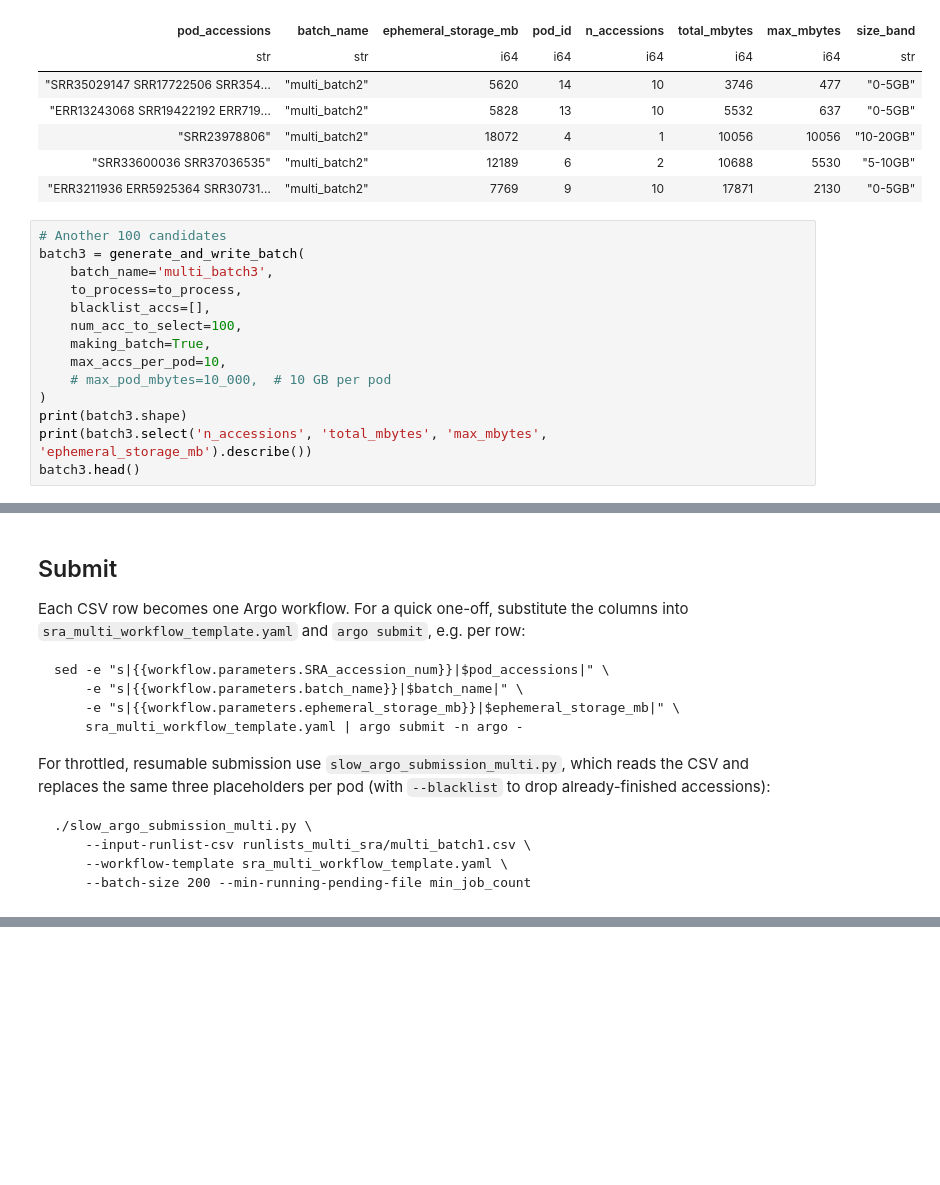
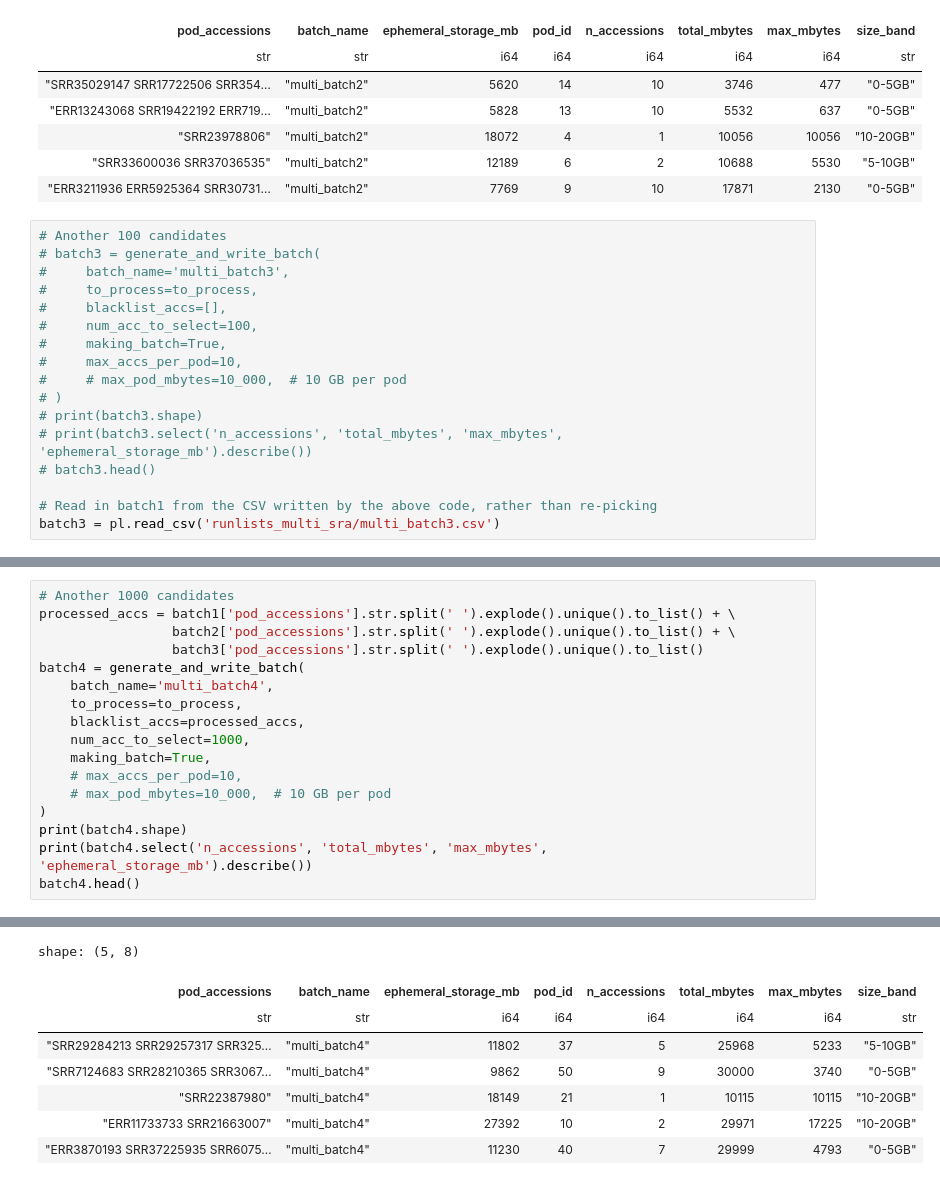
Before and after one commit to wwood/singlem-sra-processing, a Jupyter notebook: cloud/argo/sra_weebill_batch_creation.ipynb, the cells around one changed output, grey strips where cells are left out. Cells and saved outputs as stored; diff of their text form; blank space fills up the shorter version.

````diff
--- a/cloud/argo/sra_weebill_batch_creation.ipynb
+++ b/cloud/argo/sra_weebill_batch_creation.ipynb
@@ -417,15 +417,18 @@ shape: (5, 8)
 | "ERR3211936 ERR5925364 SRR30731… | "multi_batch2" | 7769 | 9 | 10 | 17871 | 2130 | "0-5GB" |
 # %%
 # Another 100 candidates
-batch3 = generate_and_write_batch(
-    batch_name='multi_batch3',
-    to_process=to_process,
-    blacklist_accs=[],
-    num_acc_to_select=100,
-    making_batch=True,
-    max_accs_per_pod=10,
-    # max_pod_mbytes=10_000,  # 10 GB per pod
-)
-print(batch3.shape)
-print(batch3.select('n_accessions', 'total_mbytes', 'max_mbytes', 'ephemeral_storage_mb').describe())
-batch3.head()
+# batch3 = generate_and_write_batch(
+#     batch_name='multi_batch3',
+#     to_process=to_process,
+#     blacklist_accs=[],
+#     num_acc_to_select=100,
+#     making_batch=True,
+#     max_accs_per_pod=10,
+#     # max_pod_mbytes=10_000,  # 10 GB per pod
+# )
+# print(batch3.shape)
+# print(batch3.select('n_accessions', 'total_mbytes', 'max_mbytes', 'ephemeral_storage_mb').describe())
+# batch3.head()
+
+# Read in batch1 from the CSV written by the above code, rather than re-picking
+batch3 = pl.read_csv('runlists_multi_sra/multi_batch3.csv')
@@ -461,23 +435,18 @@ shape: (5, 8)
-# %% [markdown]
-## Submit
-
-Each CSV row becomes one Argo workflow. For a quick one-off, substitute the columns into
-`sra_multi_workflow_template.yaml` and `argo submit`, e.g. per row:
-
-```
-sed -e "s|{{workflow.parameters.SRA_accession_num}}|$pod_accessions|" \
-    -e "s|{{workflow.parameters.batch_name}}|$batch_name|" \
-    -e "s|{{workflow.parameters.ephemeral_storage_mb}}|$ephemeral_storage_mb|" \
-    sra_multi_workflow_template.yaml | argo submit -n argo -
-```
-
-For throttled, resumable submission use `slow_argo_submission_multi.py`, which reads the CSV
-and replaces the same three placeholders per pod (with `--blacklist` to drop already-finished
-accessions):
-
-```
-./slow_argo_submission_multi.py \
-    --input-runlist-csv runlists_multi_sra/multi_batch1.csv \
-    --workflow-template sra_multi_workflow_template.yaml \
-    --batch-size 200 --min-running-pending-file min_job_count
-```
+# %%
+# Another 1000 candidates
+processed_accs = batch1['pod_accessions'].str.split(' ').explode().unique().to_list() + \
+                 batch2['pod_accessions'].str.split(' ').explode().unique().to_list() + \
+                 batch3['pod_accessions'].str.split(' ').explode().unique().to_list()
+batch4 = generate_and_write_batch(
+    batch_name='multi_batch4',
+    to_process=to_process,
+    blacklist_accs=processed_accs,
+    num_acc_to_select=1000,
+    making_batch=True,
+    # max_accs_per_pod=10,
+    # max_pod_mbytes=10_000,  # 10 GB per pod
+)
+print(batch4.shape)
+print(batch4.select('n_accessions', 'total_mbytes', 'max_mbytes', 'ephemeral_storage_mb').describe())
+batch4.head()
+# %% [output]
@@ -483,0 +473,8 @@ accessions):
+shape: (5, 8)
+| pod_accessions | batch_name | ephemeral_storage_mb | pod_id | n_accessions | total_mbytes | max_mbytes | size_band |
+| str | str | i64 | i64 | i64 | i64 | i64 | str |
+| "SRR29284213 SRR29257317 SRR325… | "multi_batch4" | 11802 | 37 | 5 | 25968 | 5233 | "5-10GB" |
+| "SRR7124683 SRR28210365 SRR3067… | "multi_batch4" | 9862 | 50 | 9 | 30000 | 3740 | "0-5GB" |
+| "SRR22387980" | "multi_batch4" | 18149 | 21 | 1 | 10115 | 10115 | "10-20GB" |
+| "ERR11733733 SRR21663007" | "multi_batch4" | 27392 | 10 | 2 | 29971 | 17225 | "10-20GB" |
+| "ERR3870193 SRR37225935 SRR6075… | "multi_batch4" | 11230 | 40 | 7 | 29999 | 4793 | "0-5GB" |
````
Also changed, not shown: parts of 6 cells of this notebook, 2 other files.
